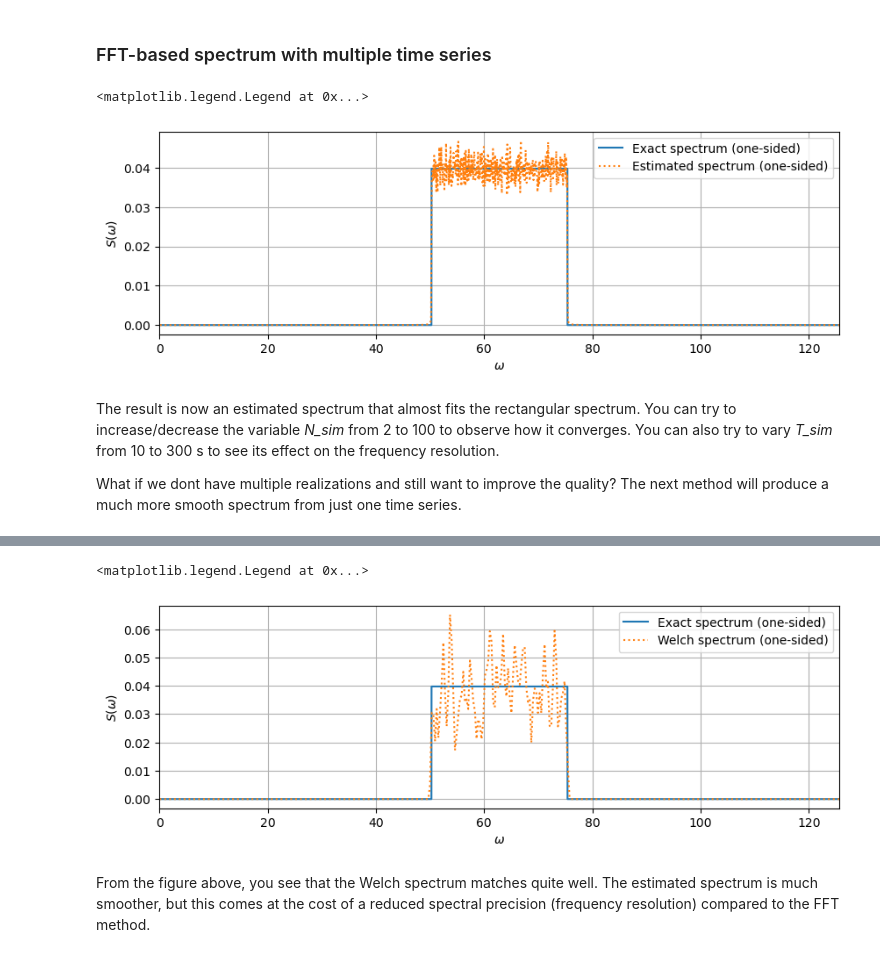
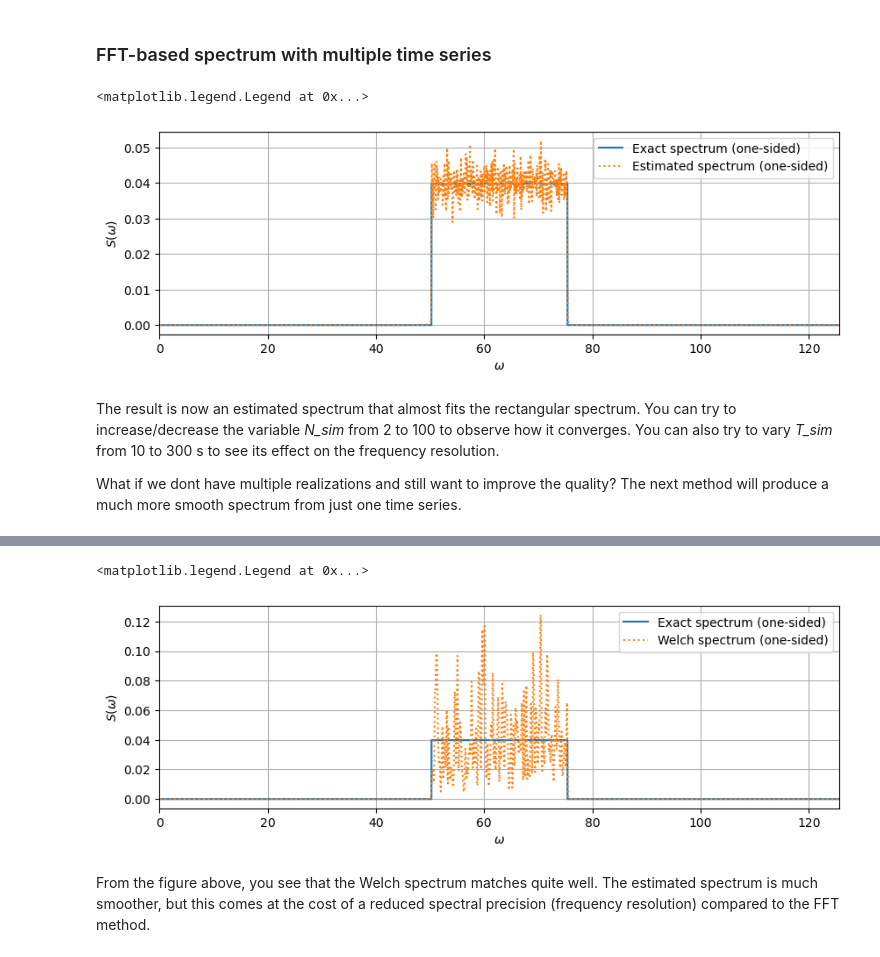
Before and after one commit to oiseth/TKT4108StructuralDynamics2, a Jupyter notebook: python/jupyterNotebooks/Example 8_4 Estimation of spectra from time series data.ipynb, the cells around one changed output, grey strips where cells are left out. Cells and saved outputs as stored; diff of their text form; code cells hidden in the pictures.

```diff
--- a/python/jupyterNotebooks/Example 8_4 Estimation of spectra from time series data.ipynb
+++ b/python/jupyterNotebooks/Example 8_4 Estimation of spectra from time series data.ipynb
@@ -109,7 +109,7 @@ plt.grid()
 # %% [output]
 [figure]
 # %%
-N_sim=200 # Number of simulations
+N_sim=100 # Number of simulations
 T_sim=100 # Simulation length in seconds
 
 x_all=[None]*N_sim # Empty list to save all simulations
@@ -206,7 +206,7 @@ plt.grid()
 plt.legend()
 # %% [output]
 <matplotlib.legend.Legend at 0x...>
-[figure, old version]
+[figure, new version]
 # %% [markdown]
 The result is now an estimated spectrum that almost fits the rectangular spectrum. You can try to increase/decrease the variable *N_sim* from 2 to 100 to observe how it converges. You can also try to vary *T_sim* from 10 to 300 s to see its effect on the frequency resolution.
 
@@ -238,29 +238,29 @@ Other useful settings to consider:
 # %%
 import scipy
 
-Ndivisions=5 # Number of divisions of the time series (total segments)
+Ndivisions=2 # Number of divisions of the time series (total segments)
 Nwindow=np.ceil(len(t)/Ndivisions) # Length of window/segment
 
 Nfft_pow2 = 2**(np.ceil(np.log2(Nwindow))) # Next power of 2 for zero padding
 
 # Call welch from scipy signal processing
 f_welch, Sx_welch_temp=scipy.signal.welch(x_all[0], fs=1/dt, window='hann', nperseg=Nwindow, noverlap=None, nfft=Nfft_pow2, detrend='constant', return_onesided=True, scaling='density', axis=- 1, average='mean')
 
 omega_welch=f_welch*2*np.pi # Transform to rad/s
 Sx_welch=Sx_welch_temp/(2*np.pi) # Transform to rad/s
 
 # Plot and compare with exact solution
 plt.figure(figsize=(10,3))
 plt.plot(omega_axis,Sx,'-' ,label = 'Exact spectrum (one-sided)')
 plt.plot(omega_welch,Sx_welch,':' ,label = 'Welch spectrum (one-sided)')
 plt.xlabel('$\omega$')
 plt.ylabel('$S(\omega)$')
 plt.xlim(0,20*2*np.pi)
 plt.grid()
 plt.legend()
 # %% [output]
 <matplotlib.legend.Legend at 0x...>
-[figure, old version]
+[figure, new version]
 # %% [markdown]
 From the figure above, you see that the Welch spectrum matches quite well. The estimated spectrum is much smoother, but this comes at the cost of a reduced spectral precision (frequency resolution) compared to the FFT method.
 # %% [markdown]
```
Also changed, not shown: parts of 3 cells of this notebook, 1 other file.
